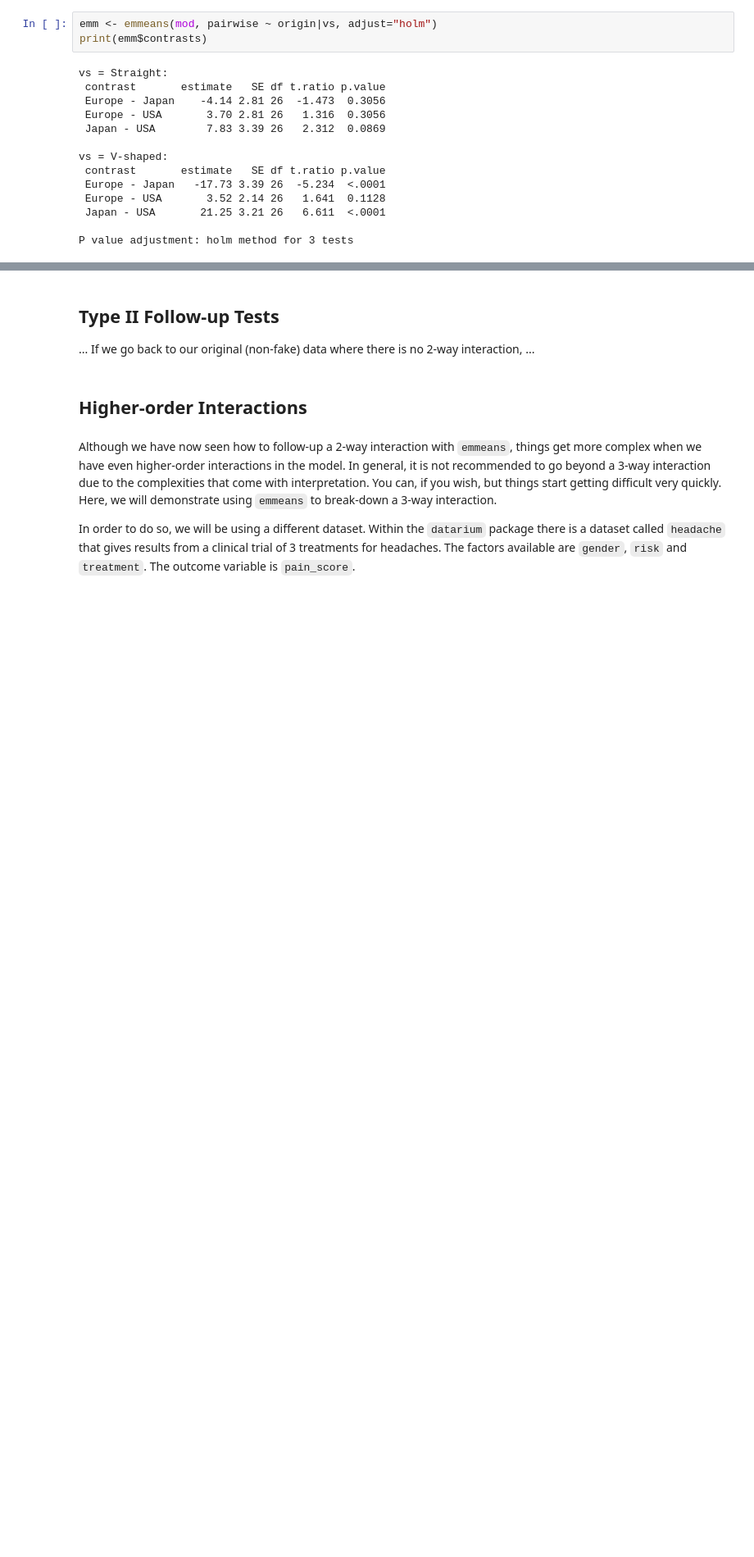
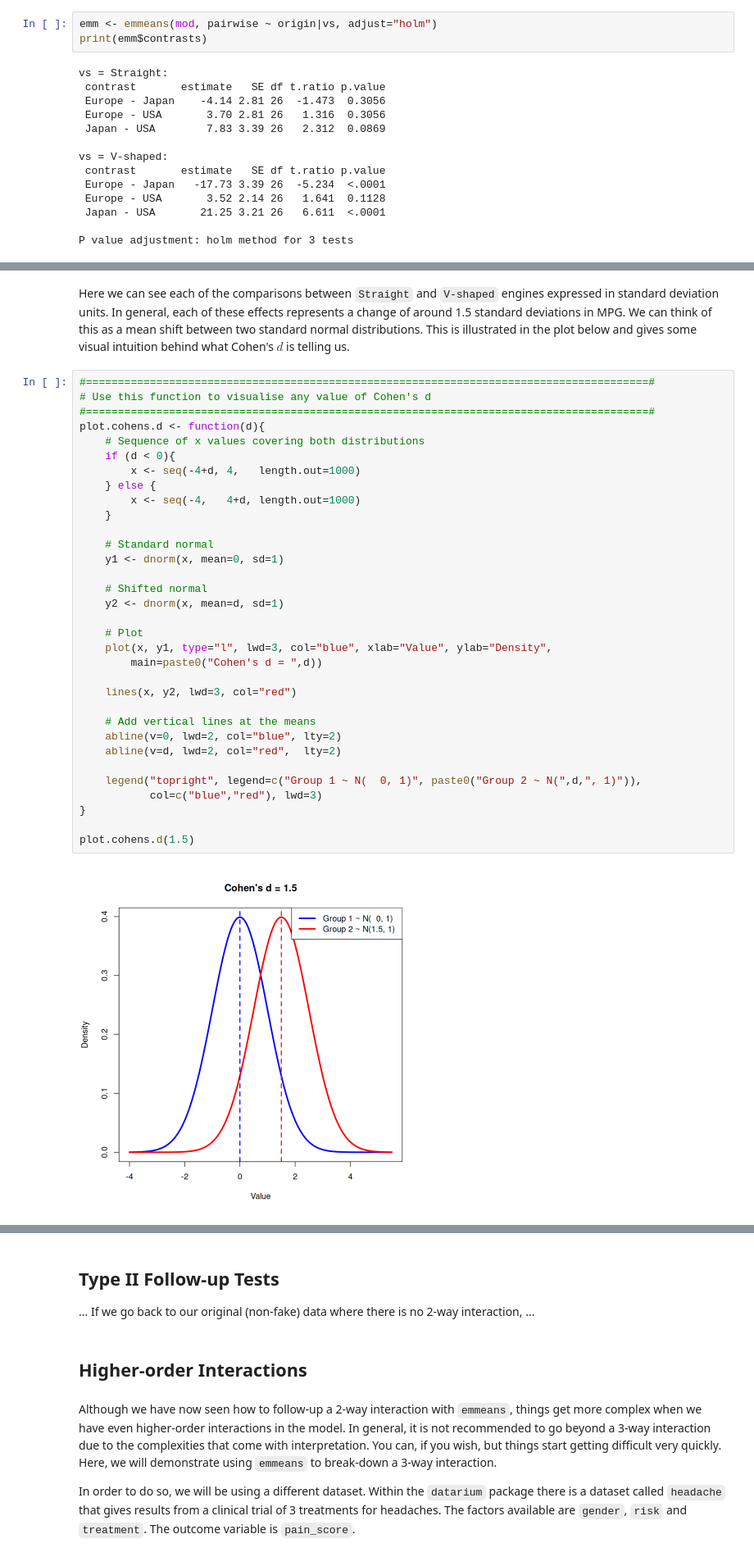
Before and after one commit to PCHN63101-Advanced-Data-Skills/Final-Linear-Model-Topics, a Jupyter notebook: 3.advanced-emmeans.ipynb, the cells around one changed output, grey strips where cells are left out. Shown at 82% size. Cells and saved outputs as stored; diff of their text form; blank space fills up the shorter version.

```diff
--- a/3.advanced-emmeans.ipynb
+++ b/3.advanced-emmeans.ipynb
@@ -173,4 +201,41 @@ origin = USA:
 
 sigma used for effect sizes: 4.15
 Confidence level used: 0.95
+# %% [markdown]
+Here we can see each of the comparisons between `Straight` and `V-shaped` engines expressed in standard deviation units. In general, each of these effects represents a change of around 1.5 standard deviations in MPG. We can think of this as a mean shift between two standard normal distributions. This is illustrated in the plot below and gives some visual intuition behind what Cohen's $d$ is telling us.
+# %%
+#========================================================================================#
+# Use this function to visualise any value of Cohen's d
+#========================================================================================#
+plot.cohens.d <- function(d){
+    # Sequence of x values covering both distributions
+    if (d < 0){
+        x <- seq(-4+d, 4,   length.out=1000)
+    } else {
+        x <- seq(-4,   4+d, length.out=1000)
+    }
+
+    # Standard normal
+    y1 <- dnorm(x, mean=0, sd=1)
+
+    # Shifted normal
+    y2 <- dnorm(x, mean=d, sd=1)
+
+    # Plot
+    plot(x, y1, type="l", lwd=3, col="blue", xlab="Value", ylab="Density",
+        main=paste0("Cohen's d = ",d))
+
+    lines(x, y2, lwd=3, col="red")
+
+    # Add vertical lines at the means
+    abline(v=0, lwd=2, col="blue", lty=2)
+    abline(v=d, lwd=2, col="red",  lty=2)
+
+    legend("topright", legend=c("Group 1 ~ N(  0, 1)", paste0("Group 2 ~ N(",d,", 1)")),
+           col=c("blue","red"), lwd=3)
+}
+
+plot.cohens.d(1.5)
+# %% [output]
+[figure, added]
 # %% [markdown]
```
Also changed, not shown: parts of 17 cells of this notebook, 7 other files.
